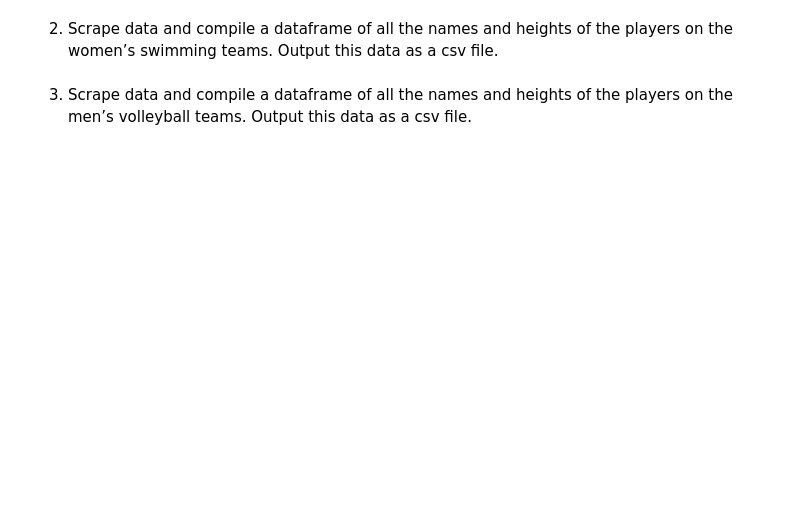
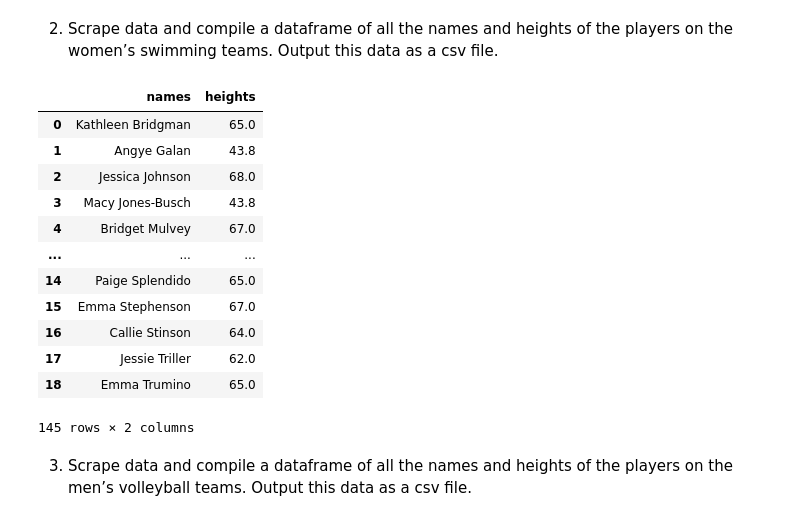
Before and after one commit to haokliao/CIS-3120, a Jupyter notebook: Project1.ipynb, the cells around one changed output. Saved outputs shown, nothing was run; the diff lists cells and outputs as text; code cells hidden in the pictures; blank space fills up the shorter version.

```diff
--- a/Project1.ipynb
+++ b/Project1.ipynb
@@ -103,12 +137,24 @@ womens_swimming = [
 # %%
 #create empty dataframe, w_swimming
 w_swimming = pd.DataFrame()
 
 #concat all urls of women's swimming teams into a single dataframe, w_swimming
 for i in range(len(womens_swimming)):
   df = get_name_heights(womens_swimming[i])
   w_swimming = pd.concat([w_swimming,df])
 
-# converting dataframe to csv file, womens_swimming
-
-# w_swimming.to_csv(r'womens_swimming.csv',index=False)
+w_swimming
+# %% [output]
+|  | names | heights |
+| 0 | Kathleen Bridgman | 65.0 |
+| 1 | Angye Galan | 43.8 |
+| 2 | Jessica Johnson | 68.0 |
+| 3 | Macy Jones-Busch | 43.8 |
+| 4 | Bridget Mulvey | 67.0 |
+| ... | ... | ... |
+| 14 | Paige Splendido | 65.0 |
+| 15 | Emma Stephenson | 67.0 |
+| 16 | Callie Stinson | 64.0 |
+| 17 | Jessie Triller | 62.0 |
+| 18 | Emma Trumino | 65.0 |
+145 rows × 2 columns
```
Also changed, not shown: parts of 10 cells of this notebook.
